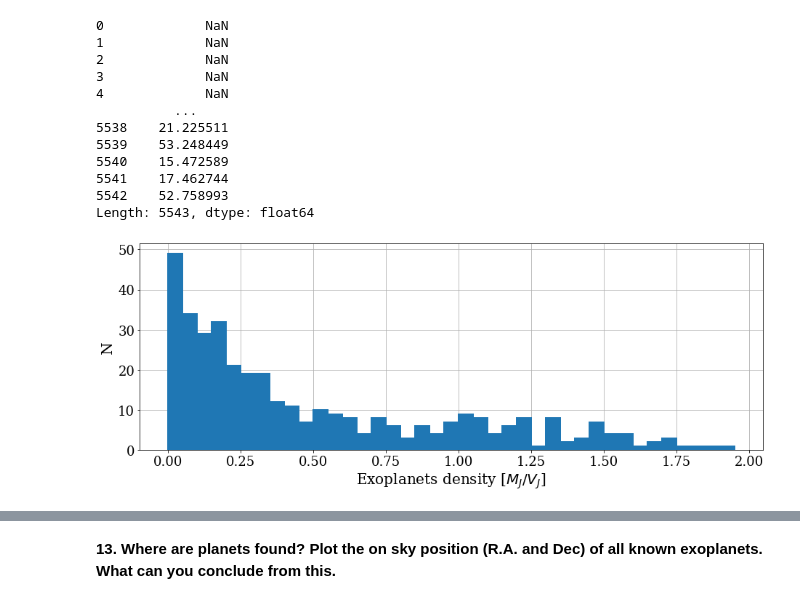
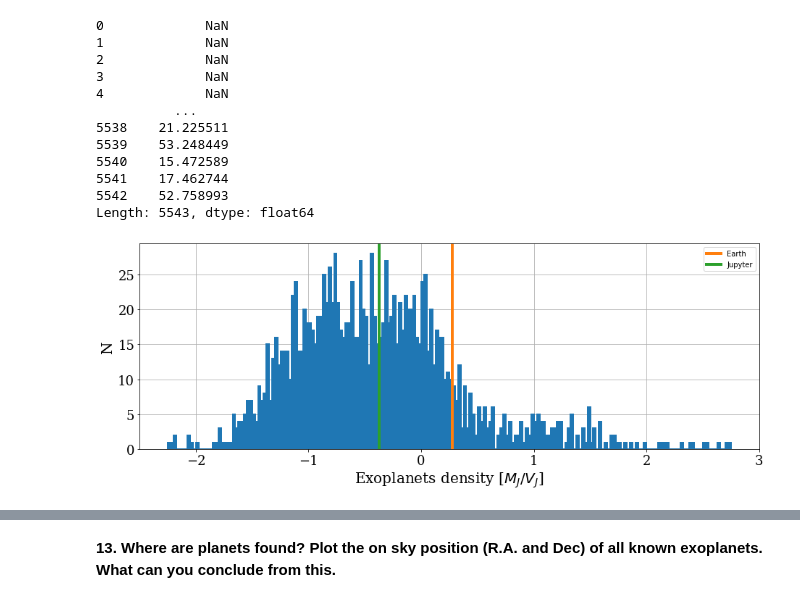
Before and after one commit to AthemFR/intro_astrophysical_objects, a Jupyter notebook: Homework_2/Homework_2_Planets.ipynb, the cells around one changed output, grey strips where cells are left out. Cells and saved outputs as stored; diff of their text form; code cells hidden in the pictures.

```diff
--- a/Homework_2/Homework_2_Planets.ipynb
+++ b/Homework_2/Homework_2_Planets.ipynb
@@ -363,25 +385,25 @@ Length: 5543, dtype: float64
 # %%
 #Now, make the histogram:
 
 fig = plt.figure(figsize=(13.,5.))
 plt.axes(frameon=False)
 plt.xticks([])
 plt.yticks([])
 
 ax1 = fig.add_subplot(1,1,1)
 d = np.log10(density_array)
-bin_size = np.arange(0,2,0.05)
-plt.hist(d, bins=bin_size, histtype='step', color='C0', fill=True, linewidth=2)
-#plt.axvline(1/317.83, color='C1', lw=4, label='Earth')
+plt.hist(d, bins=200, histtype='step', color='C0', fill=True, linewidth=2)
+plt.axvline(np.log10((0.00314558)/((3/4)*np.pi*(0.0892147**3))), color='C1', lw=4, label='Earth')
+plt.axvline(np.log10((1)/((3/4)*np.pi*(1))), color='C2', lw=4, label='Jupyter')
 plt.xticks(family='serif',size=18)
 plt.yticks(family='serif',size=18)
 ax1.set_xlabel('Exoplanets density [$M_{J}/V_{J}$]', size=20,family='serif')
 ax1.set_ylabel('N', size=20,family='serif')
 plt.grid(True)
-#plt.legend()
+plt.legend()
 #plt.xlim(-2.5,2.5)
 plt.tight_layout()
 
 plt.show()
 # %% [output]
-[figure, old version]
+[figure, new version]
```
Also changed, not shown: parts of 29 cells of this notebook, 1 other file.
